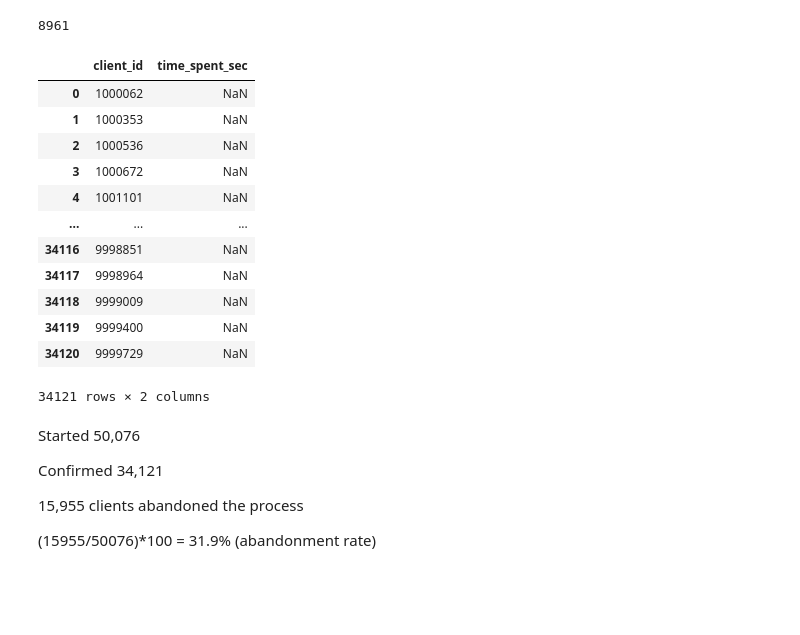
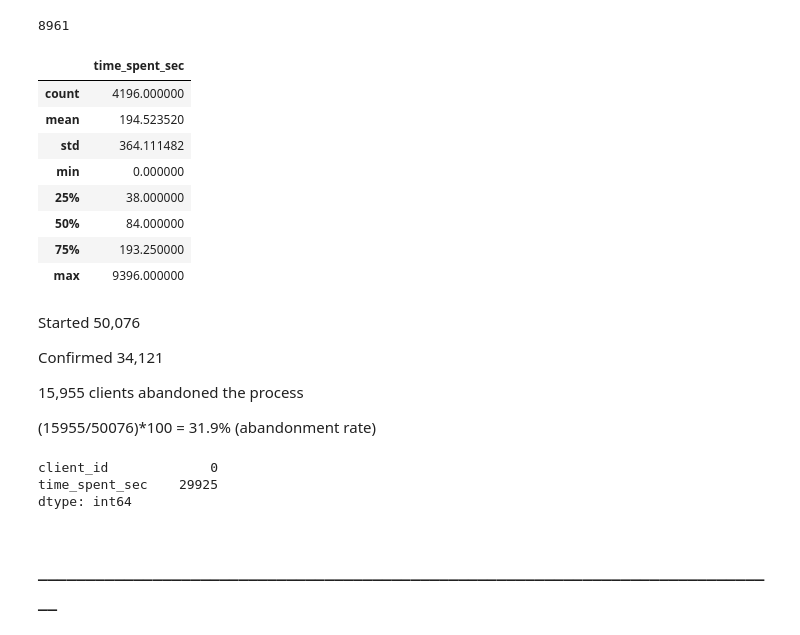
Before and after one commit to nessajimenez/vanguard-ab-test-, a Jupyter notebook: Data Processing/Conclusions from Time Spent on each Step.ipynb, the cells around one changed output. Cells and saved outputs as stored; diff of their text form; code cells hidden in the pictures; blank space fills up the shorter version.

```diff
--- a/Data Processing/Conclusions from Time Spent on each Step.ipynb
+++ b/Data Processing/Conclusions from Time Spent on each Step.ipynb
@@ -214,28 +198,24 @@ time_spent_on_confirm['client_id'].duplicated().sum()
 # %% [output]
 8961
 # %%
-# Step 1: Filter DataFrame for 'start' steps
+# Step 1: Filter DataFrame for 'confirm' steps
 confirm_step = time_on_steps[time_on_steps['process_step'] == '4']
 
 # Step 2: Group by 'client_id'
 grouped = confirm_step.groupby('client_id')
 
 # Step 3: Calculate the average time spent for each client
 average_time_spent_confirm = grouped['time_spent_sec'].mean()
 
 average_time_step_confirm = pd.DataFrame(average_time_spent_confirm).reset_index()
-average_time_step_confirm
+average_time_step_confirm.describe()
 # %% [output]
-|  | client_id | time_spent_sec |
-| 0 | 1000062 | NaN |
-| 1 | 1000353 | NaN |
-| 2 | 1000536 | NaN |
-| 3 | 1000672 | NaN |
-| 4 | 1001101 | NaN |
-| ... | ... | ... |
-| 34116 | 9998851 | NaN |
-| 34117 | 9998964 | NaN |
-| 34118 | 9999009 | NaN |
-| 34119 | 9999400 | NaN |
-| 34120 | 9999729 | NaN |
+|  | time_spent_sec |
+| count | 4196.000000 |
+| mean | 194.523520 |
+| std | 364.111482 |
+| min | 0.000000 |
+| 25% | 38.000000 |
+| 50% | 84.000000 |
+| 75% | 193.250000 |
+| max | 9396.000000 |
-34121 rows × 2 columns
@@ -249,3 +227,9 @@ Confirmed 34,121
 15,955 clients abandoned the process
 
 (15955/50076)*100 = 31.9% (abandonment rate)
+# %%
+average_time_step_confirm.isnull().sum()
+# %% [output]
+client_id             0
+time_spent_sec    29925
+dtype: int64
@@ -251,0 +246,2 @@ Confirmed 34,121
+# %% [markdown]
+## ______________________________________________________________________________
```
Also changed, not shown: parts of 21 cells of this notebook, 2 other files.
